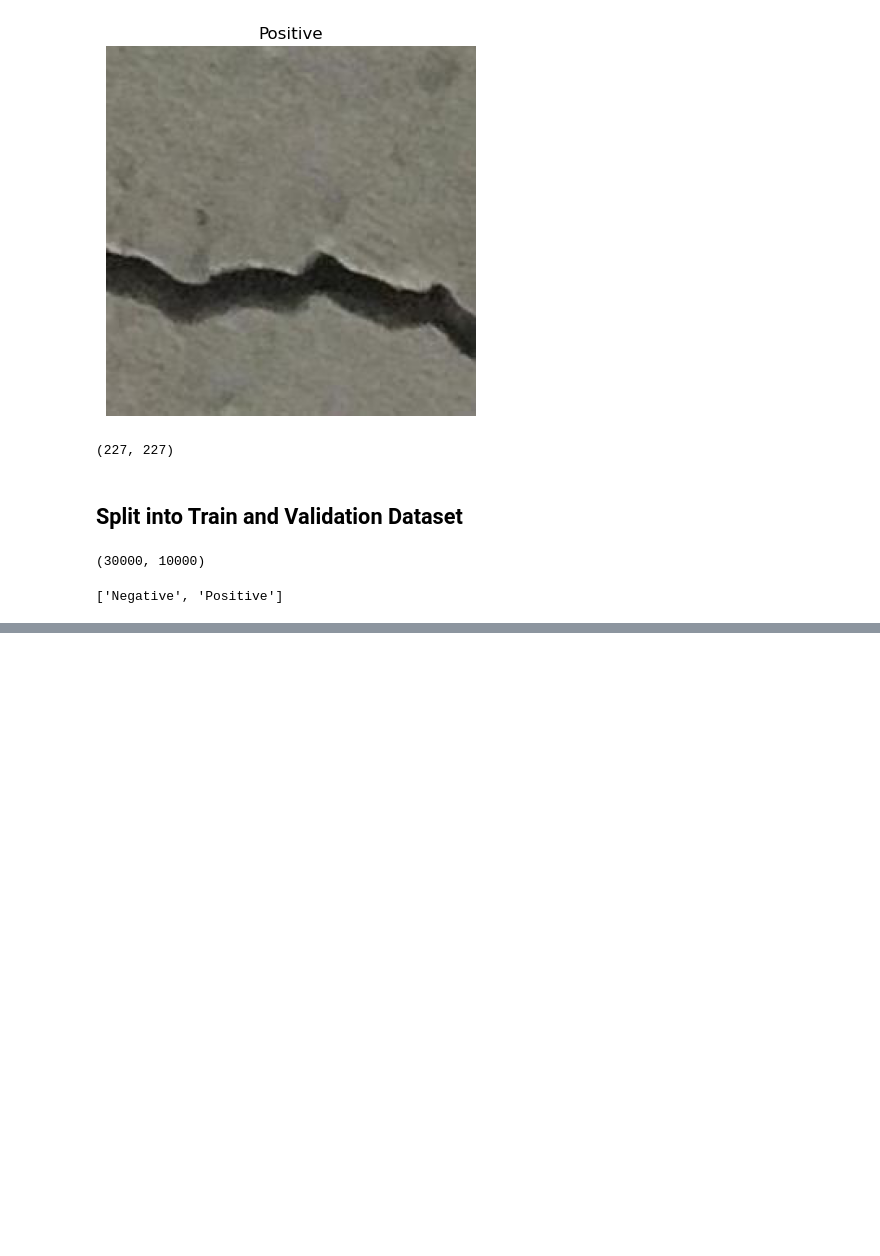
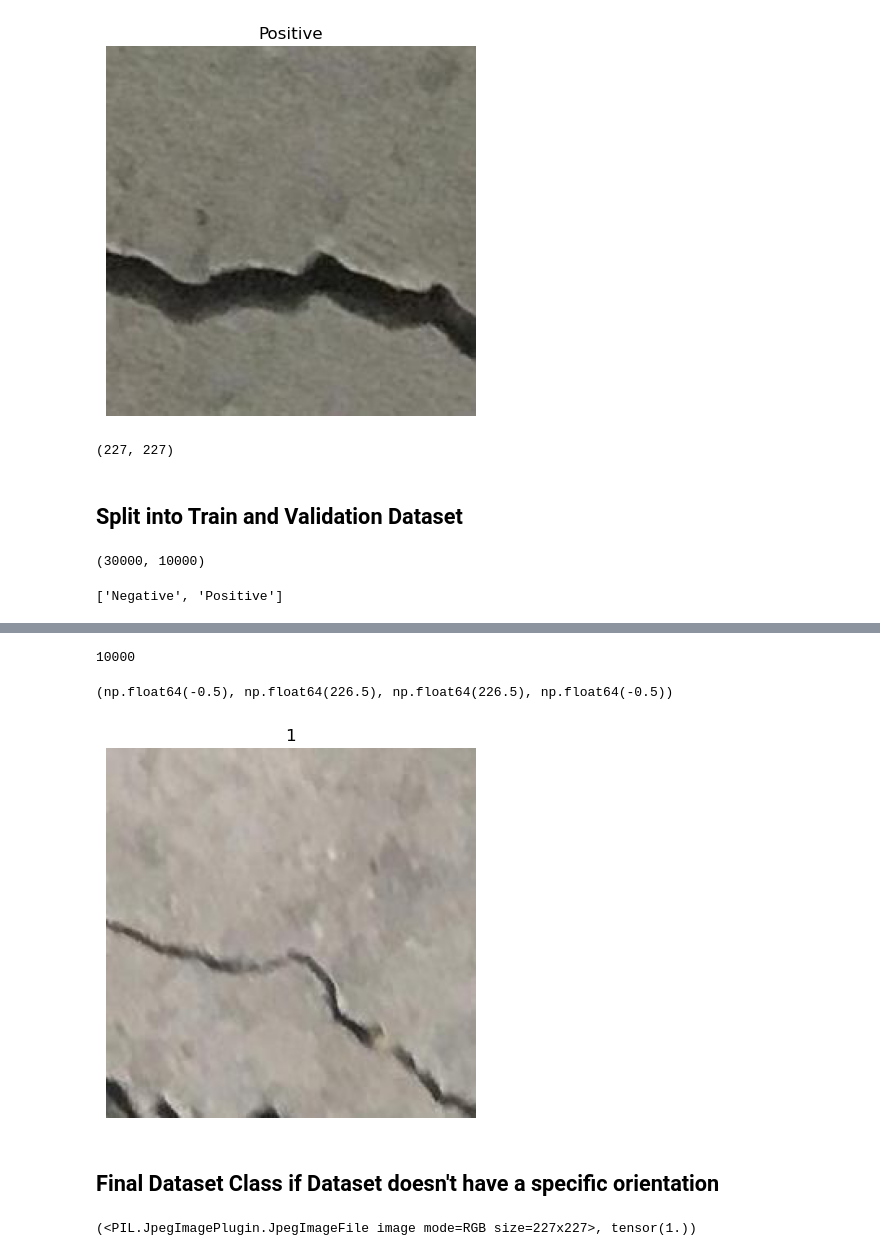
Before and after one commit to Tinonturja/Detecting-Crack-Image-Classification-Project-, a Jupyter notebook: Dataset.ipynb, the cells around one changed output, grey strips where cells are left out. Cells and saved outputs as stored; diff of their text form; code cells hidden in the pictures; blank space fills up the shorter version.

```diff
--- a/Dataset.ipynb
+++ b/Dataset.ipynb
@@ -253,0 +338,22 @@ train_dataset.dataset.classes
+# %%
+val_dataset = CustomDataset2(img_dir = image_path,
+                             transform = None,
+                             train = False)
+# %%
+len(val_dataset)
+# %% [output]
+10000
+# %%
+# Plot some random image
+import random
+idx = random.randint(0,len(val_dataset))
+img,idx = val_dataset[idx]
+
+plt.imshow(img)
+plt.title(idx)
+plt.axis(False)
+# %% [output]
+(np.float64(-0.5), np.float64(226.5), np.float64(226.5), np.float64(-0.5))
+[figure, added]
+# %% [markdown]
+## Final Dataset Class if Dataset doesn't have a specific orientation
@@ -253,0 +405,4 @@ train_dataset.dataset.classes
+# %%
+custom_dataset[5]
+# %% [output]
+(<PIL.JpegImagePlugin.JpegImageFile image mode=RGB size=227x227>, tensor(1.))
```
Also changed, not shown: parts of 18 cells of this notebook.
